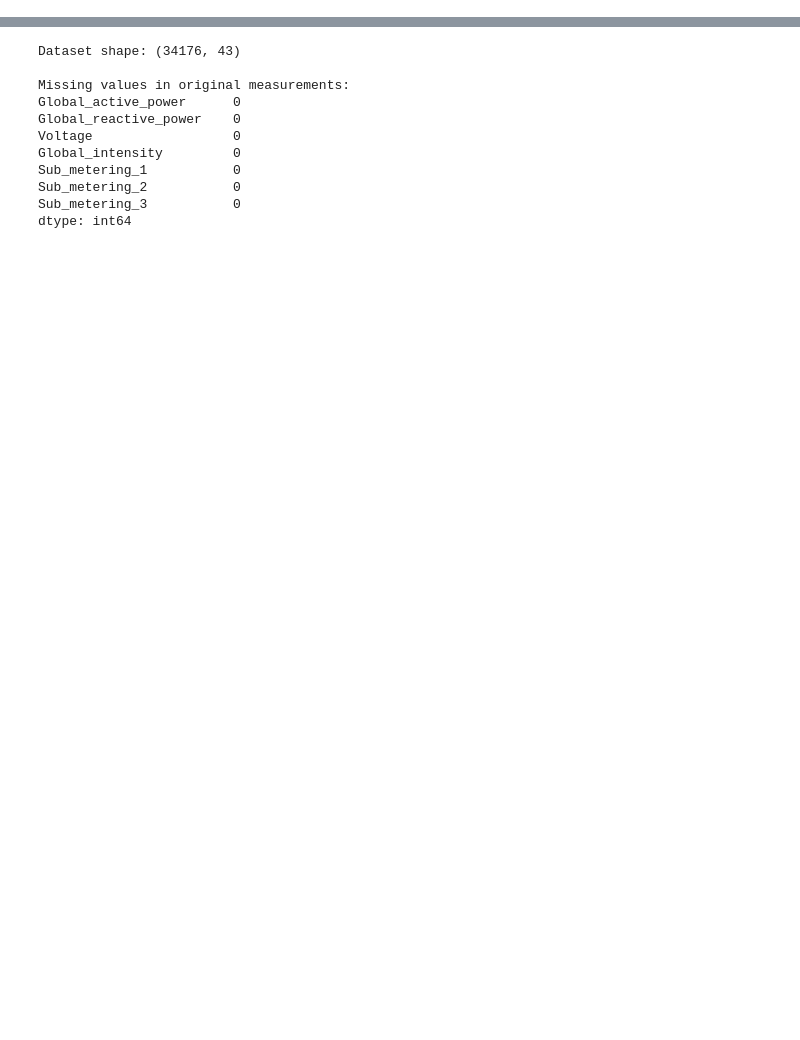
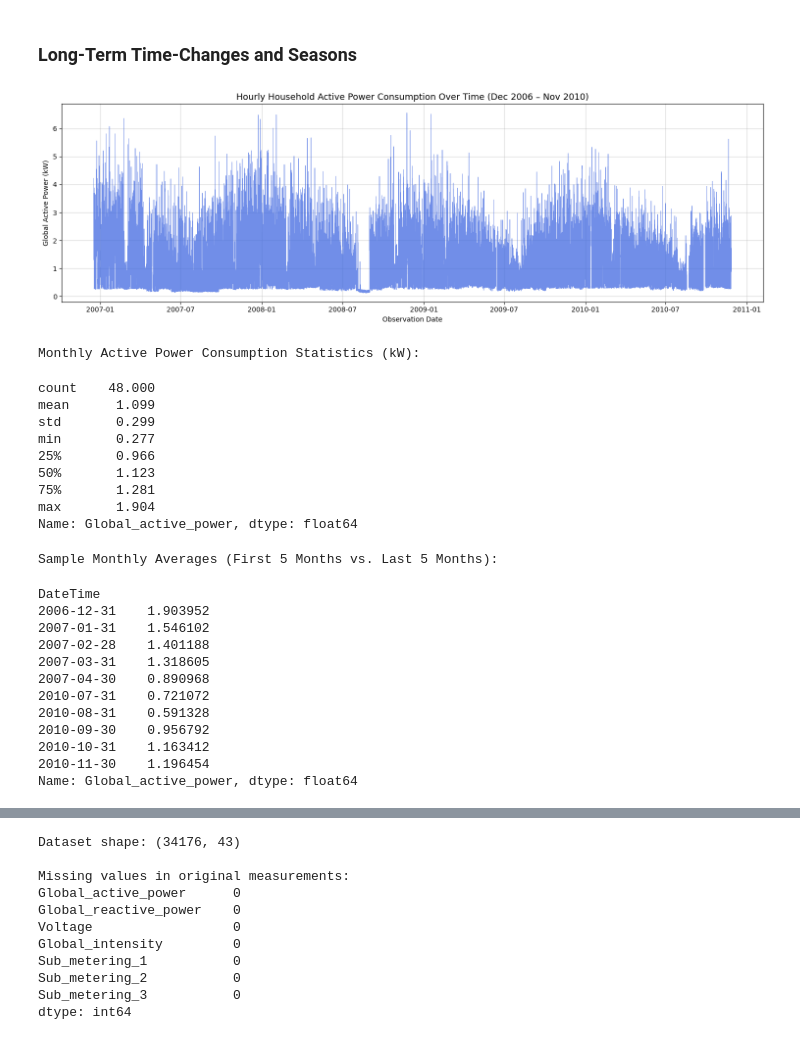
Before and after one commit to malikbennett/aai4001-household-power-forecast, a Jupyter notebook: notebooks/AAI4001_FinalProject_GroupX_IndustrialML.ipynb, the cells around one changed output, grey strips where cells are left out. Drawn from its saved outputs; the diff is of its cells as text; code cells hidden in the pictures; blank space fills up the shorter version.

```diff
--- a/notebooks/AAI4001_FinalProject_GroupX_IndustrialML.ipynb
+++ b/notebooks/AAI4001_FinalProject_GroupX_IndustrialML.ipynb
@@ -384,0 +276,53 @@ We inspect the structure of missing hourly entries: isolated single-hour dropout
+# %% [markdown]
+### Long-Term Time-Changes and Seasons
+# %%
+# Plot hourly active power over the complete 47-month horizon
+plt.figure(figsize=(15, 5))
+plt.plot(
+    df_hourly_eda.index,
+    df_hourly_eda["Global_active_power"],
+    color='royalblue',
+    linewidth=0.6,
+    alpha=0.75
+)
+plt.title("Hourly Household Active Power Consumption Over Time (Dec 2006 – Nov 2010)", fontsize=13)
+plt.xlabel("Observation Date")
+plt.ylabel("Global Active Power (kW)")
+plt.grid(True, alpha=0.5)
+plt.tight_layout()
+plt.show()
+
+# Monthly mean consumption and observation counts
+monthly_consumption = df_hourly_eda["Global_active_power"].resample("ME").mean()
+monthly_counts = df_hourly_eda["Global_active_power"].resample("ME").count()
+
+print("Monthly Active Power Consumption Statistics (kW):")
+display(monthly_consumption.describe().round(3))
+
+print("\nSample Monthly Averages (First 5 Months vs. Last 5 Months):")
+display(pd.concat([monthly_consumption.head(5), monthly_consumption.tail(5)]))
+# %% [output]
+[figure, added]
+Monthly Active Power Consumption Statistics (kW):
+count    48.000
+mean      1.099
+std       0.299
+min       0.277
+25%       0.966
+50%       1.123
+75%       1.281
+max       1.904
+Name: Global_active_power, dtype: float64
+Sample Monthly Averages (First 5 Months vs. Last 5 Months):
+DateTime
+2006-12-31    1.903952
+2007-01-31    1.546102
+2007-02-28    1.401188
+2007-03-31    1.318605
+2007-04-30    0.890968
+2010-07-31    0.721072
+2010-08-31    0.591328
+2010-09-30    0.956792
+2010-10-31    1.163412
+2010-11-30    1.196454
+Name: Global_active_power, dtype: float64
```
Also changed, not shown: parts of 80 cells of this notebook.
